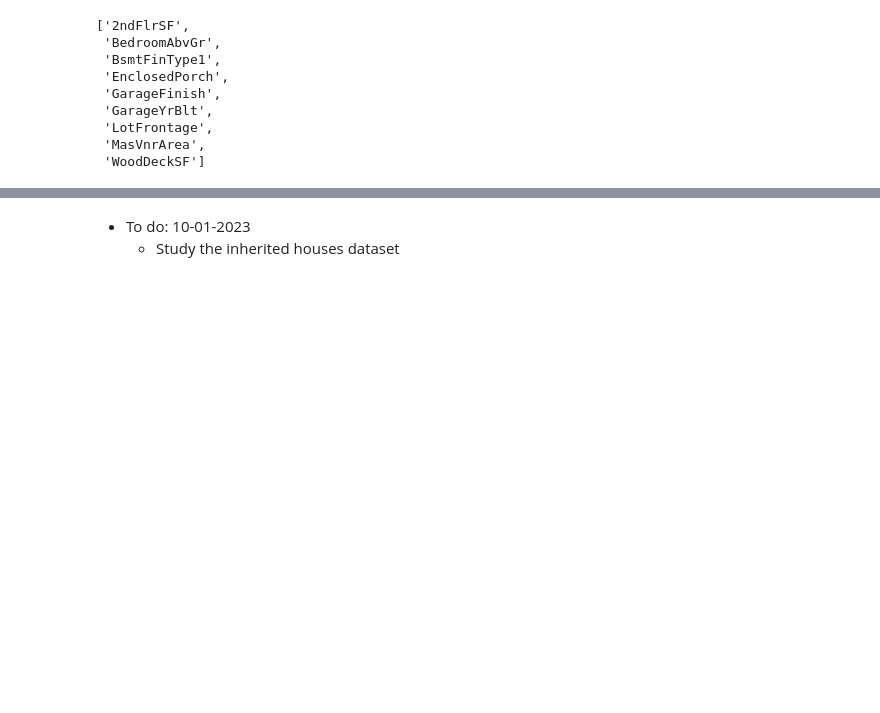
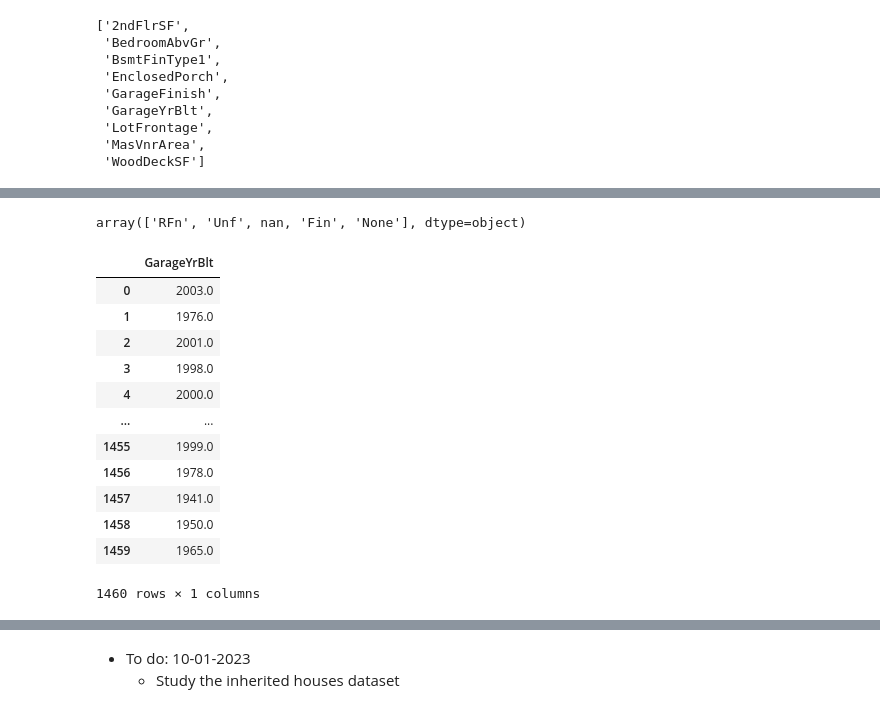
Before and after one commit to gfpkelly1986/milestone-project-heritage-housing-issues, a Jupyter notebook: jupyter_notebooks/Data-Collection.ipynb, the cells around one changed output, grey strips where cells are left out. Saved outputs shown, nothing was run; the diff lists cells and outputs as text; code cells hidden in the pictures; blank space fills up the shorter version.

```diff
--- a/jupyter_notebooks/Data-Collection.ipynb
+++ b/jupyter_notebooks/Data-Collection.ipynb
@@ -257,0 +343,26 @@ columns_with_nan
+# %%
+# With this Feature, an understanding of how these categories are distributed will need to be understood
+# If distributed normally, then the mean might suffice as a value to fill in the NaN values?
+unique_garage_finishes = df_house_prices_records['GarageFinish'].unique()
+unique_garage_finishes
+# %% [output]
+array(['RFn', 'Unf', nan, 'Fin', 'None'], dtype=object)
+# %%
+# With this Feature, an understanding of how 'GarageYrBlt' is distributed will need to be understood
+# If distributed normally, then the mean might suffice as a value to fill in the NaN values else median?
+df_garage_yt_blt = pd.DataFrame(df_house_prices_records['GarageYrBlt'])
+df_garage_yt_blt
+# %% [output]
+|  | GarageYrBlt |
+| 0 | 2003.0 |
+| 1 | 1976.0 |
+| 2 | 2001.0 |
+| 3 | 1998.0 |
+| 4 | 2000.0 |
+| ... | ... |
+| 1455 | 1999.0 |
+| 1456 | 1978.0 |
+| 1457 | 1941.0 |
+| 1458 | 1950.0 |
+| 1459 | 1965.0 |
+1460 rows × 1 columns
```
Also changed, not shown: parts of 36 cells of this notebook.
